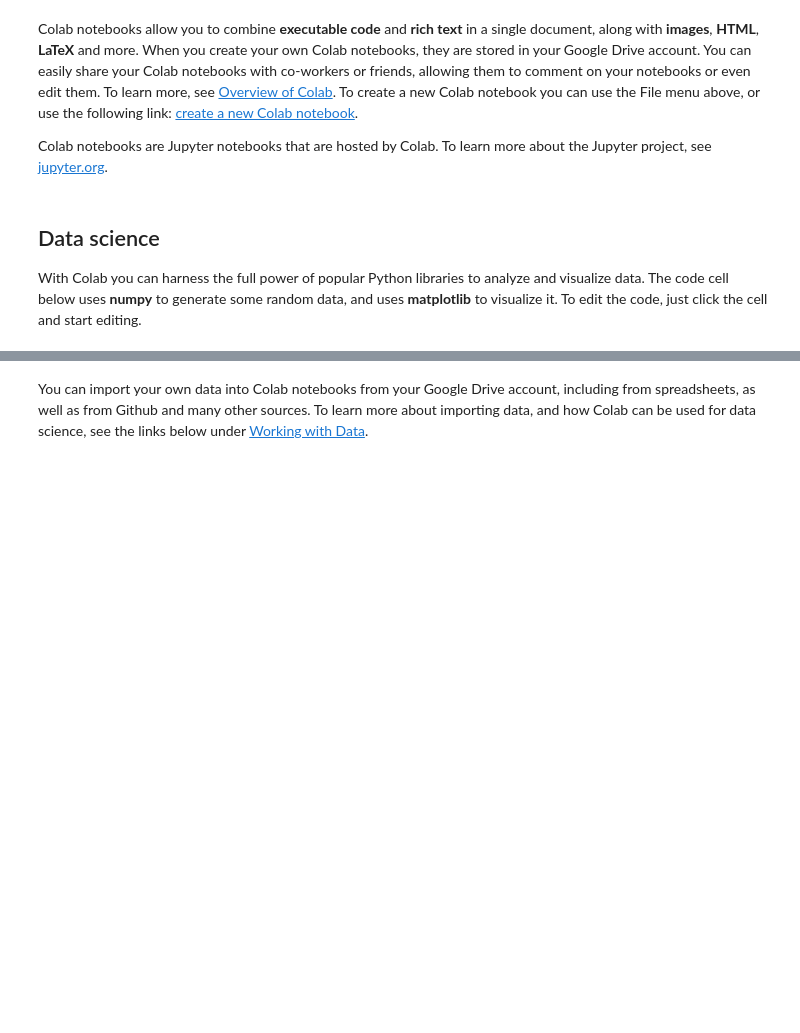
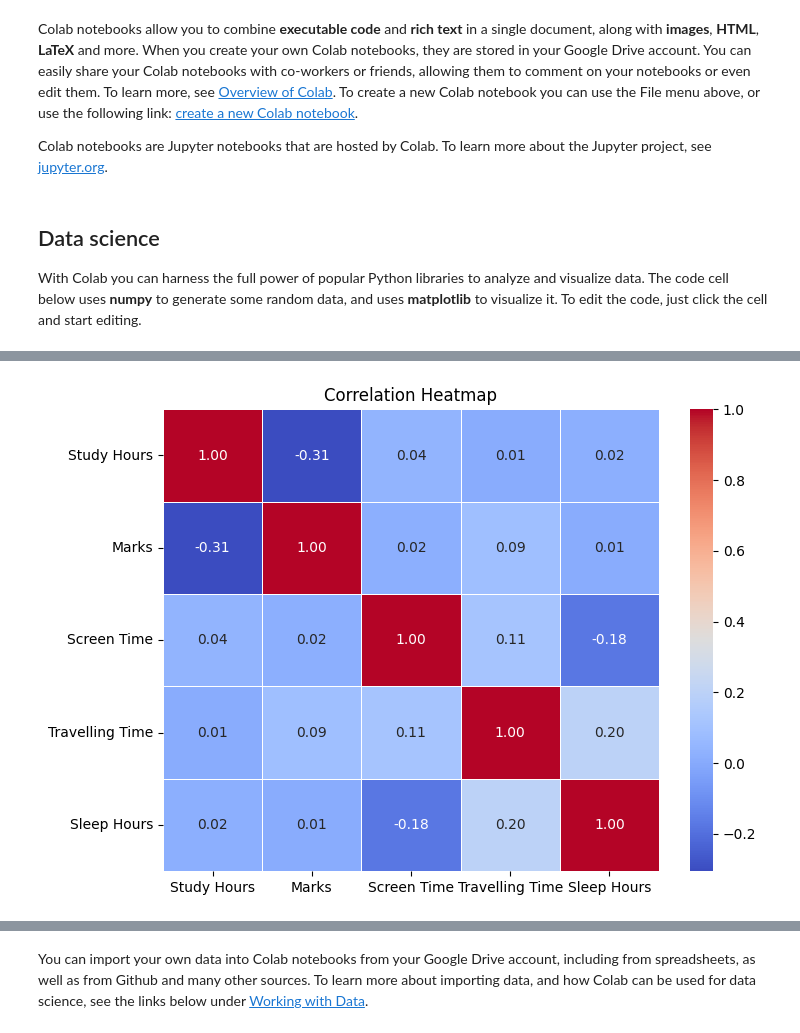
Before and after one commit to Prashanth0421/07012025, a Jupyter notebook: Copy_of_Welcome_To_Colab.ipynb, the cells around one changed output, grey strips where cells are left out. Saved outputs shown, nothing was run; the diff lists cells and outputs as text; code cells hidden in the pictures; blank space fills up the shorter version.

```diff
--- a/Copy_of_Welcome_To_Colab.ipynb
+++ b/Copy_of_Welcome_To_Colab.ipynb
@@ -79,0 +101,31 @@ With Colab you can harness the full power of popular Python libraries to analyze
+# %%
+import numpy as np
+import pandas as pd
+import seaborn as sns
+import matplotlib.pyplot as plt
+
+# Set random seed for reproducibility
+np.random.seed(42)
+
+# Generate random data
+data = {
+    "Study Hours": np.random.randint(1, 10, 50),
+    "Marks": np.random.randint(30, 100, 50),
+    "Screen Time": np.random.randint(1, 7, 50),
+    "Travelling Time": np.random.randint(0, 3, 50),
+    "Sleep Hours": np.random.randint(4, 10, 50),
+}
+
+# Create DataFrame
+df = pd.DataFrame(data)
+
+# Calculate correlation matrix
+corr = df.corr()
+
+# Create heatmap
+plt.figure(figsize=(8, 6))
+sns.heatmap(corr, annot=True, cmap="coolwarm", fmt=".2f", linewidth=0.5)
+plt.title("Correlation Heatmap")
+plt.show()
+# %% [output]
+[figure, added]
```
Also changed, not shown: parts of 3 cells of this notebook.
